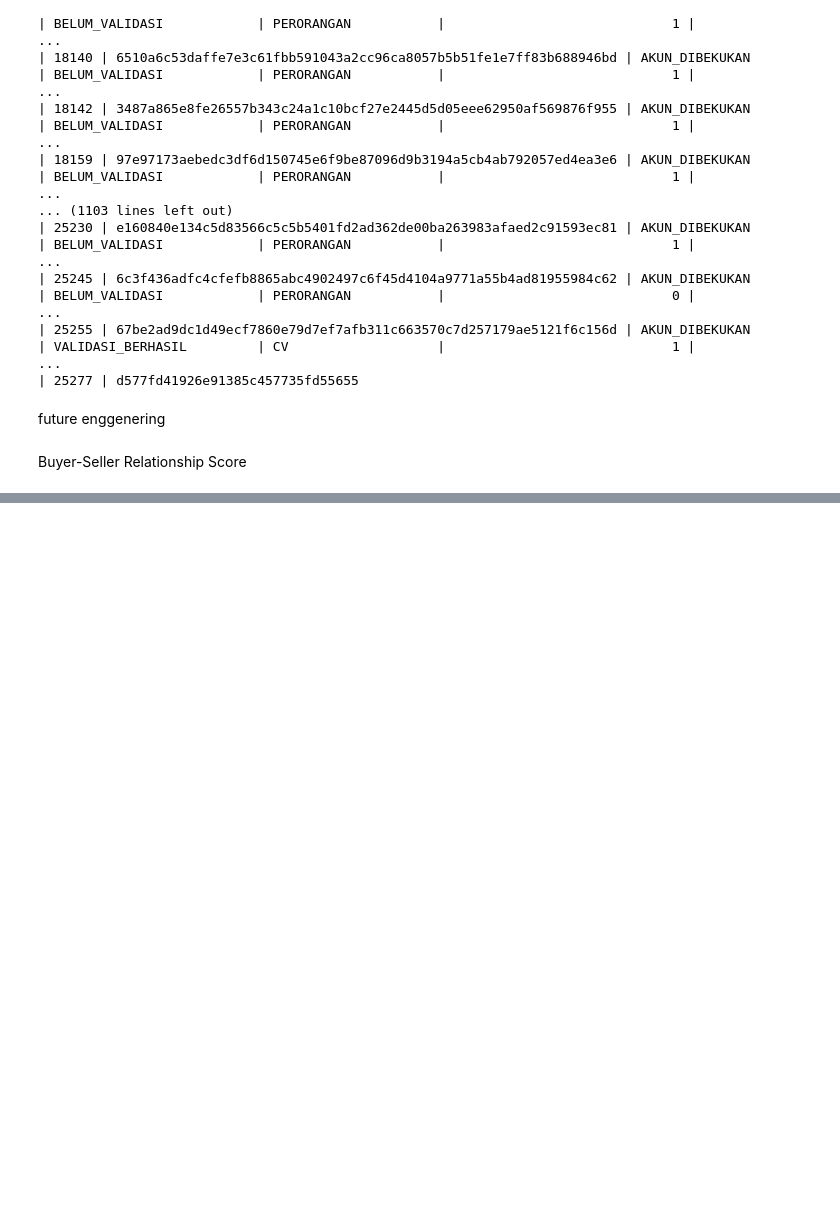
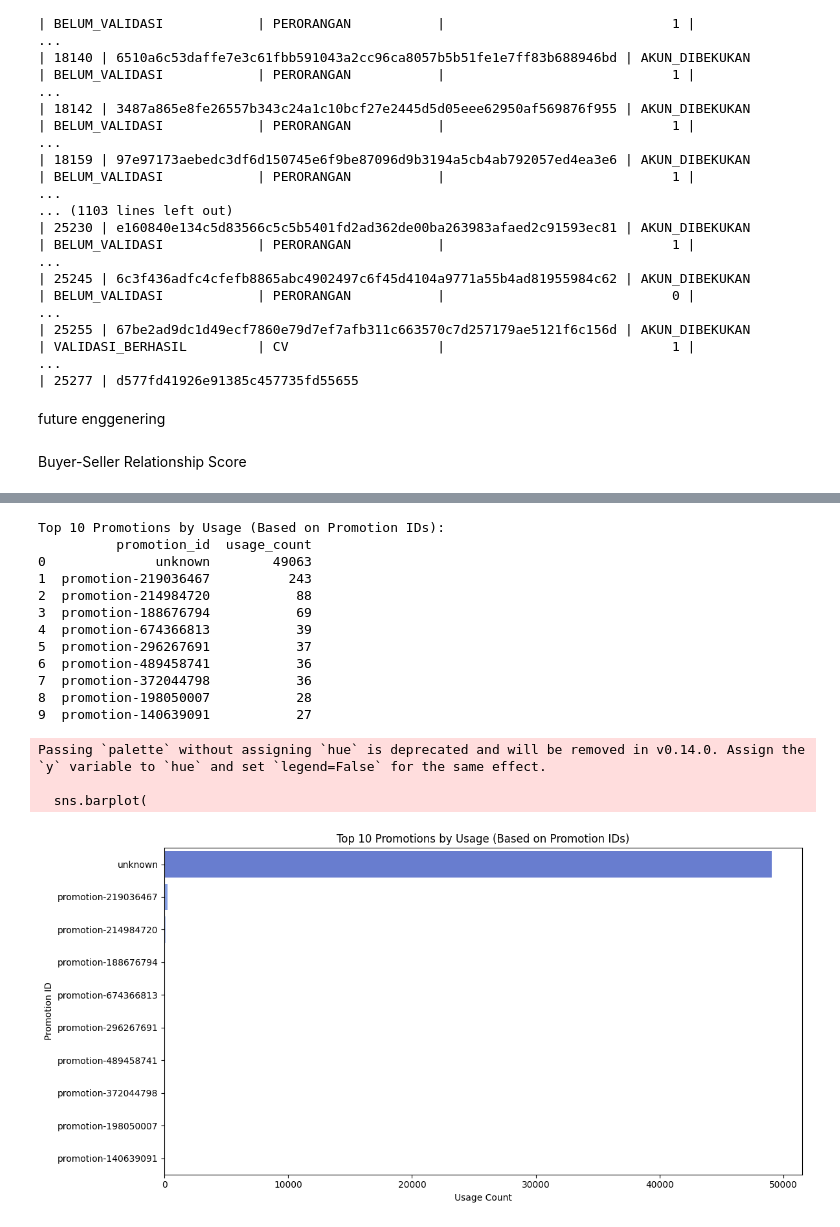
Before and after one commit to Akbar-1056/bitlabs-project, a Jupyter notebook: Project_Based_Learning_kelompok_3_cs03.ipynb, the cells around one changed output, grey strips where cells are left out. Drawn from its saved outputs; the diff is of its cells as text; code cells hidden in the pictures; blank space fills up the shorter version.

```diff
--- a/Project_Based_Learning_kelompok_3_cs03.ipynb
+++ b/Project_Based_Learning_kelompok_3_cs03.ipynb
@@ -486,0 +484,49 @@ Potential promotion abuse cases:
+# %%
+import pandas as pd
+import matplotlib.pyplot as plt
+import seaborn as sns
+
+# Contoh load data, sesuaikan dengan data Anda
+# df1 = pd.read_csv('path_to_your_file_transactions.csv')
+
+# Menghitung jumlah penggunaan tiap promosi
+promotion_usage = df1['dpt_promotion_id'].value_counts().reset_index()
+promotion_usage.columns = ['promotion_id', 'usage_count']
+
+# Menampilkan 10 promosi teratas berdasarkan penggunaan
+print("Top 10 Promotions by Usage (Based on Promotion IDs):")
+print(promotion_usage.head(10))
+
+# Visualisasi promosi dengan penggunaan terbanyak
+top_n = 10  # Jumlah promosi teratas yang akan divisualisasikan
+top_promotions = promotion_usage.head(top_n)
+
+plt.figure(figsize=(12, 6))
+sns.barplot(
+    x='usage_count',
+    y='promotion_id',
+    data=top_promotions,
+    palette='coolwarm'
+)
+plt.title(f"Top {top_n} Promotions by Usage (Based on Promotion IDs)")
+plt.xlabel("Usage Count")
+plt.ylabel("Promotion ID")
+plt.tight_layout()
+plt.show()
+# %% [output]
+Top 10 Promotions by Usage (Based on Promotion IDs):
+          promotion_id  usage_count
+0              unknown        49063
+1  promotion-219036467          243
+2  promotion-214984720           88
+3  promotion-188676794           69
+4  promotion-674366813           39
+5  promotion-296267691           37
+6  promotion-489458741           36
+7  promotion-372044798           36
+8  promotion-198050007           28
+9  promotion-140639091           27
+Passing `palette` without assigning `hue` is deprecated and will be removed in v0.14.0. Assign the `y` variable to `hue` and set `legend=False` for the same effect.
+
+  sns.barplot(
+[figure, added]
```
Also changed, not shown: parts of 17 cells of this notebook.
